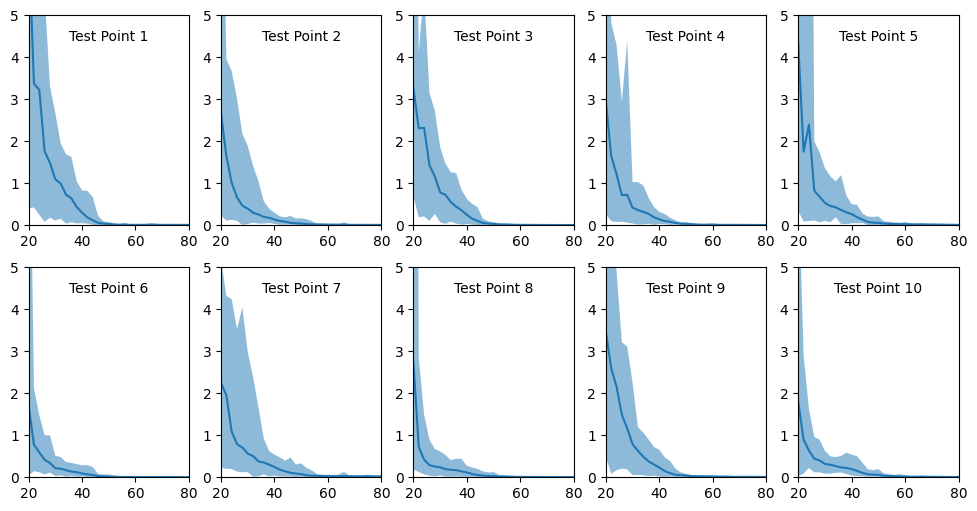
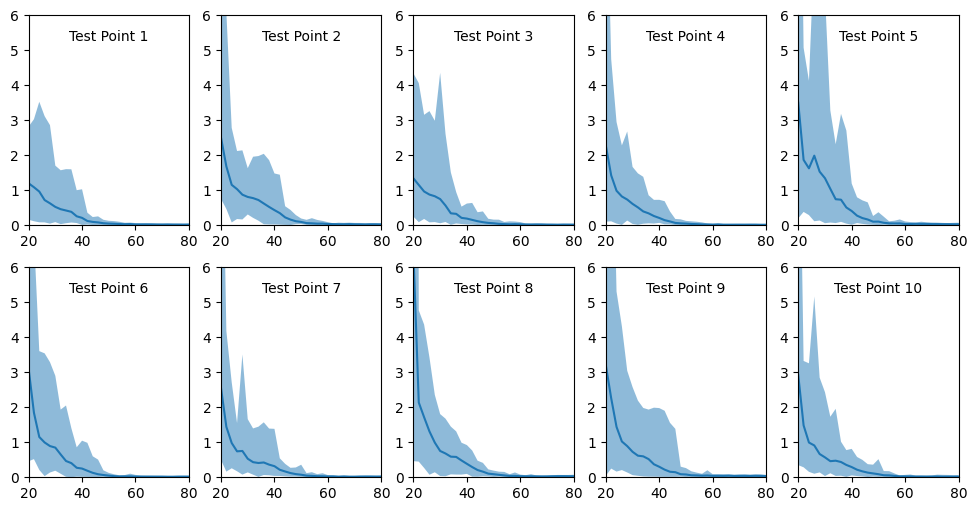
Unified diff of the notebook cell whose output changed from the first chart to the second:
--- before
+++ after
@@ -39,5 +39,5 @@
                      alpha=0.5)
     ax.set_xlim((20,80))
-    ax.set_ylim((0,5))
+    ax.set_ylim((0,6))
     ax.text(0.5, 0.88,
             'Test Point ' + str(i+1),

Commit: Added maximin acquisition method - new method finds minimum distance to existing point - works with batched points - usage exactly the same as entropy function - compatible with multitask acquisition